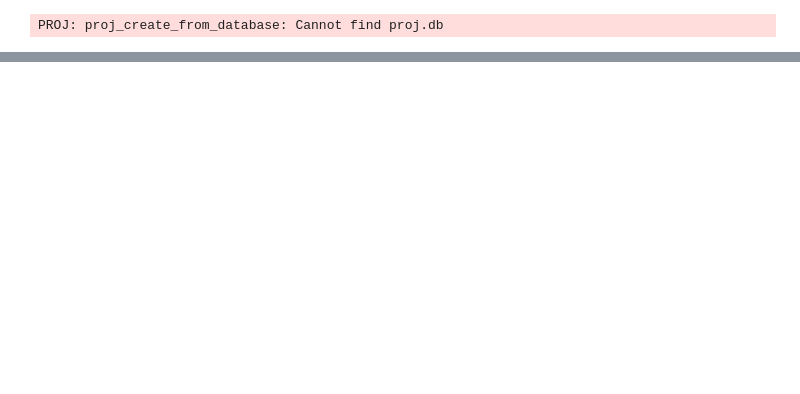
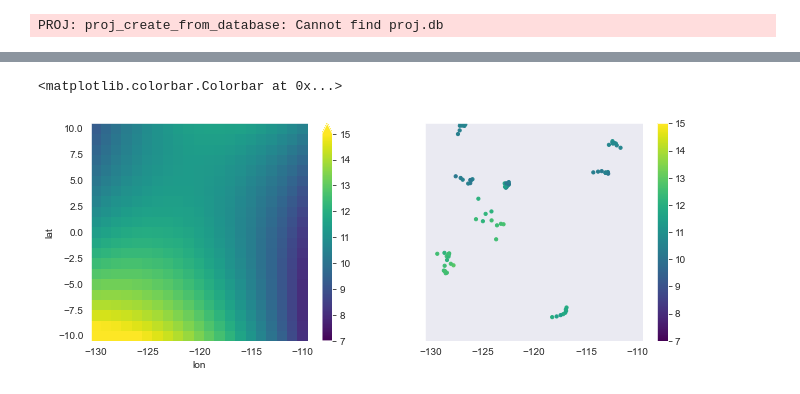
Before and after one commit to oceanhackweek/ohw20-proj-argo-mapping, a Jupyter notebook: notebook1-argo_data_Gerardo.ipynb, the cells around one changed output, grey strips where cells are left out. Drawn from its saved outputs; the diff is of its cells as text; code cells hidden in the pictures; blank space fills up the shorter version.

Commit message:
Add better vectorization of operations and a plot of the mean state

```diff
--- a/notebook1-argo_data_Gerardo.ipynb
+++ b/notebook1-argo_data_Gerardo.ipynb
@@ -112,6 +112,7 @@ Attributes:
 # -It may also be important to add a seasonal cycle, modeled as a linear combination of seasonal harmonics
 # %%
 import numpy as np
+import xarray as xr
 import matplotlib.pyplot as plt
 from scipy.optimize import lsq_linear
 from typing import Iterable
@@ -149,13 +150,13 @@ def build_basis(lat, lon, time, nharmonics):
     """Build the 2d local polynomial regression basis
     according to Park2020
     """
-    local_polynomlial_reg = np.ones((lat.size, 6 + nharmonics * 2))
-    local_polynomlial_reg[:, 1] = lon
-    local_polynomlial_reg[:, 2] = lat
-    local_polynomlial_reg[:, 3] = lon * lat
-    local_polynomlial_reg[:, 4] = lon ** 2
-    local_polynomlial_reg[:, 5] = lat ** 2
-    local_polynomlial_reg[:, 6:] = get_harmonics(nharmonics, time)
+    local_polynomlial_reg = np.ones((*lat.shape, 6 + nharmonics * 2))
+    local_polynomlial_reg[..., 1] = lon
+    local_polynomlial_reg[..., 2] = lat
+    local_polynomlial_reg[..., 3] = lon * lat
+    local_polynomlial_reg[..., 4] = lon ** 2
+    local_polynomlial_reg[..., 5] = lat ** 2
+    local_polynomlial_reg[..., 6:] = get_harmonics(nharmonics, time)
     return local_polynomlial_reg
 
 
@@ -200,6 +201,5 @@ mean_state_fit
 # %%
 lat = np.arange(ilat, flat)
 lon = np.arange(ilon, flon)
-np.matmul(build_basis(lat, lon, 40, 2), mean_state_fit.x)
-# This result should be computed for every single pair of (lat, lon)
-# in order to obtain a gridded field.
+llon, llat = np.meshgrid(lon, lat)
+mean_state = np.matmul(build_basis(llat, llon, 40, 2), mean_state_fit.x)
@@ -210,0 +206,3 @@ array([14.90415145, 14.52474785, 14.16084747, 13.81245032, 13.4795564 ,
+# %%
+xmean_state = xr.DataArray(mean_state, coords=[("lat", lat), ("lon", lon)])
+xmean_state
@@ -211,4 +227,26 @@ array([14.90415145, 14.52474785, 14.16084747, 13.81245032, 13.4795564 ,
 # %%
 # 4 plot the original data and the mean state and make sure it looks sensible
+# %%
+plot_kwargs = dict(cmap="viridis", vmax=15, vmin=7)
+# %%
+fig, ax = plt.subplots(ncols=2, figsize=(11, 4), sharey=True, sharex=True)
+
+xmean_state.plot(ax=ax[0], **plot_kwargs)
+
+scat = ax[1].scatter(
+    selected_vars.LONGITUDE.data,
+    selected_vars.LATITUDE.data,
+    c=selected_vars.TEMP.data.flatten(),
+    s=10,
+    **plot_kwargs
+)
+
+for axes in ax:
+    axes.set_aspect("equal")
+
+plt.colorbar(scat)
+# %% [output]
+<matplotlib.colorbar.Colorbar at 0x...>
+[figure, added]
 # %%
 # 5 remove the "mean state" from the original data
```
Also changed, not shown: parts of 7 cells of this notebook.
